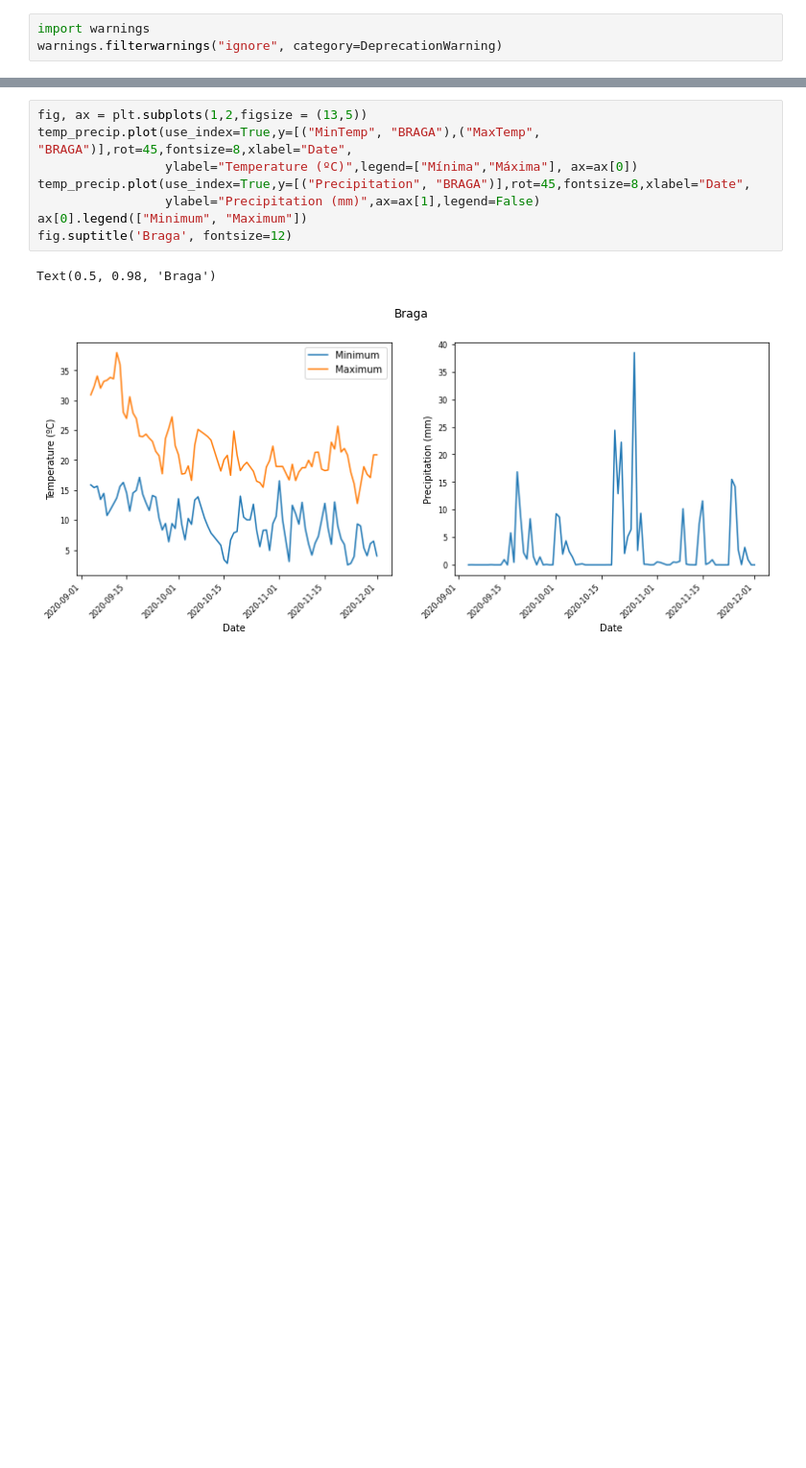
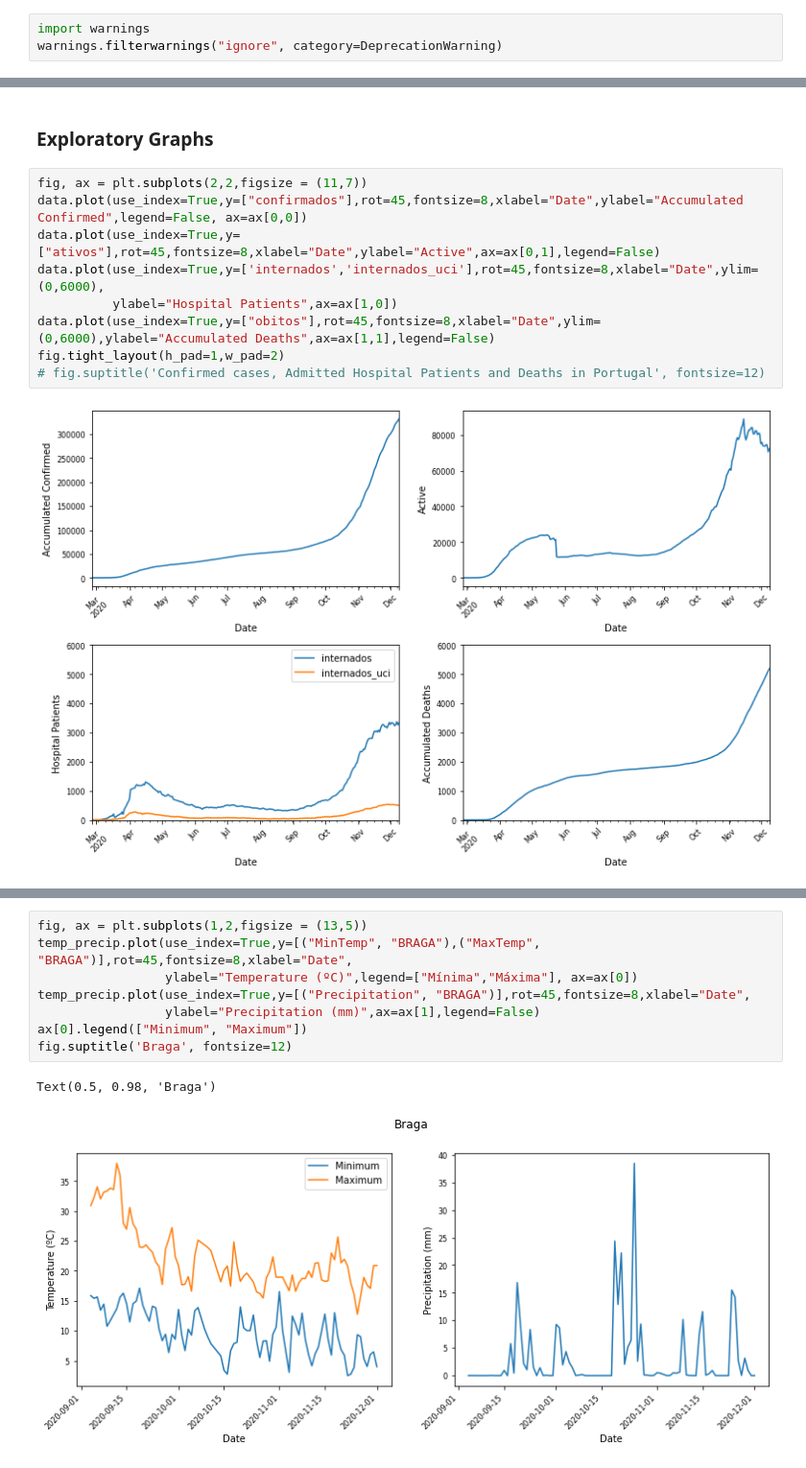
Before and after one commit to MariaPessoa/G1-SIB-DataScience4Covid, a Jupyter notebook: MM_JC_CB_RC_cv19pt_sib.ipynb, the cells around one changed output, grey strips where cells are left out. Shown at 96% size. Saved outputs shown, nothing was run; the diff lists cells and outputs as text; blank space fills up the shorter version.

```diff
--- a/MM_JC_CB_RC_cv19pt_sib.ipynb
+++ b/MM_JC_CB_RC_cv19pt_sib.ipynb
@@ -299,0 +260,13 @@ Fig 3 - Average accumulated confirmed cases and deaths in Portugal (normalized)
+# %% [markdown]
+### Exploratory Graphs
+# %%
+fig, ax = plt.subplots(2,2,figsize = (11,7))
+data.plot(use_index=True,y=["confirmados"],rot=45,fontsize=8,xlabel="Date",ylabel="Accumulated Confirmed",legend=False, ax=ax[0,0])
+data.plot(use_index=True,y=["ativos"],rot=45,fontsize=8,xlabel="Date",ylabel="Active",ax=ax[0,1],legend=False)
+data.plot(use_index=True,y=['internados','internados_uci'],rot=45,fontsize=8,xlabel="Date",ylim=(0,6000),
+          ylabel="Hospital Patients",ax=ax[1,0])
+data.plot(use_index=True,y=["obitos"],rot=45,fontsize=8,xlabel="Date",ylim=(0,6000),ylabel="Accumulated Deaths",ax=ax[1,1],legend=False)
+fig.tight_layout(h_pad=1,w_pad=2)
+# fig.suptitle('Confirmed cases, Admitted Hospital Patients and Deaths in Portugal', fontsize=12)
+# %% [output]
+[figure, added]
```
Also changed, not shown: parts of 87 cells of this notebook.
